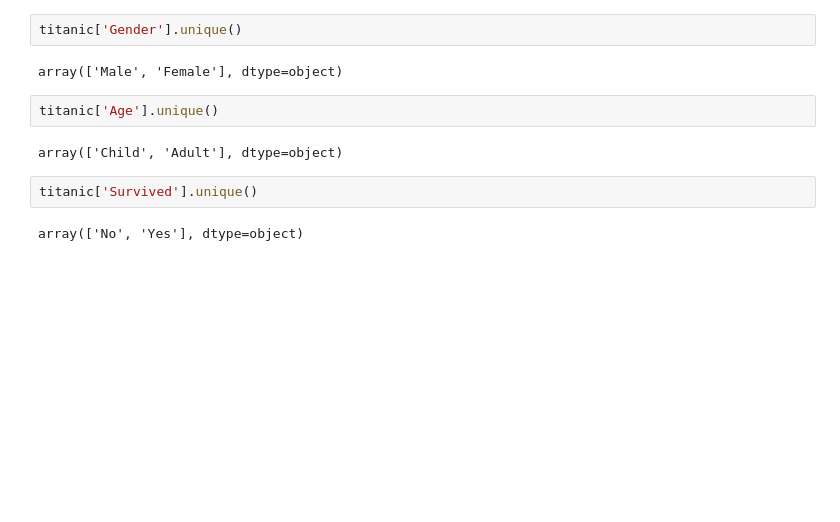
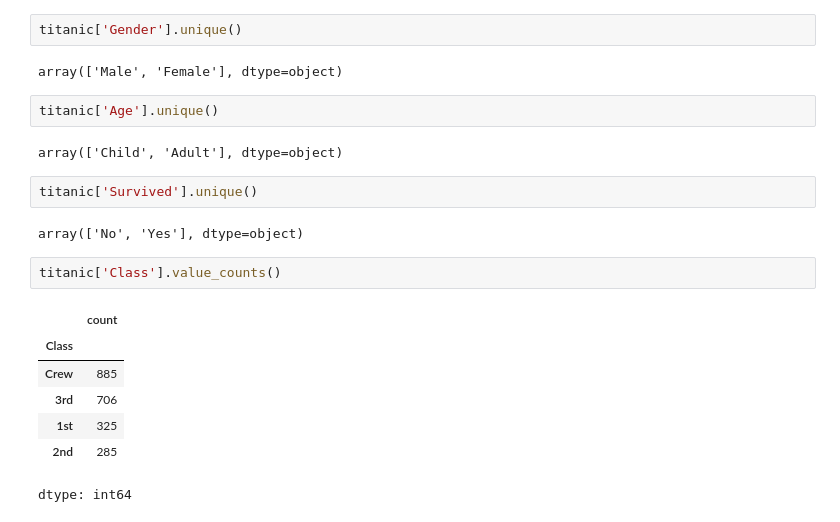
Before and after one commit to Pranaykumar436/AD, a Jupyter notebook: Day28.ipynb, the cells around one changed output. Drawn from its saved outputs; the diff is of its cells as text; blank space fills up the shorter version.

```diff
--- a/Day28.ipynb
+++ b/Day28.ipynb
@@ -60,6 +53,16 @@ array(['Child', 'Adult'], dtype=object)
 titanic['Survived'].unique()
 # %% [output]
 array(['No', 'Yes'], dtype=object)
+# %%
+titanic['Class'].value_counts()
+# %% [output]
+|  | count |
+| Class |  |
+| Crew | 885 |
+| 3rd | 706 |
+| 1st | 325 |
+| 2nd | 285 |
+dtype: int64
 # %%
 titanic.isnull().sum()
 # %% [output]
```
Also changed, not shown: parts of 10 cells of this notebook.
